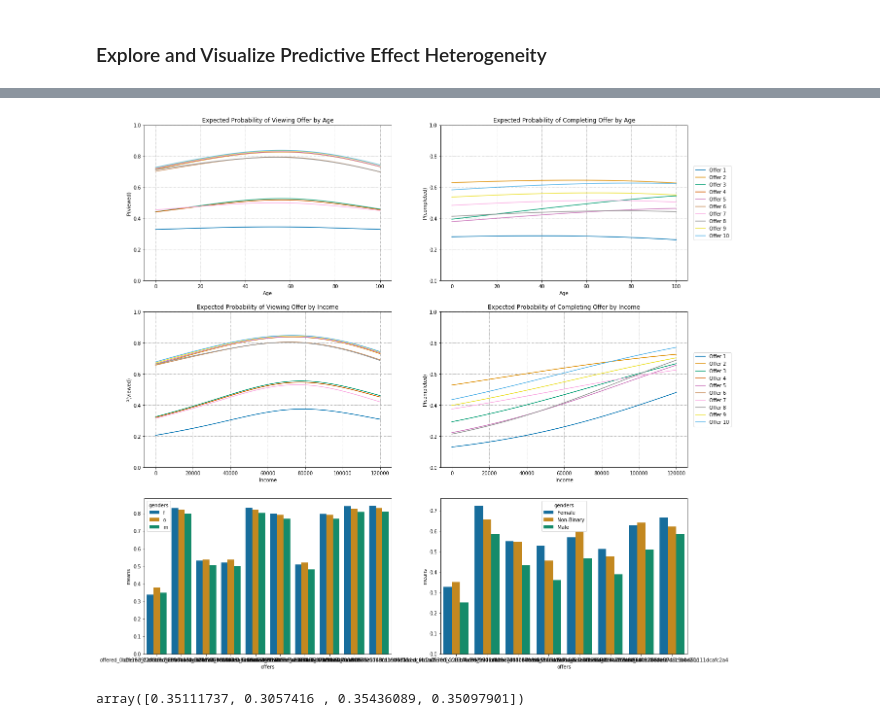
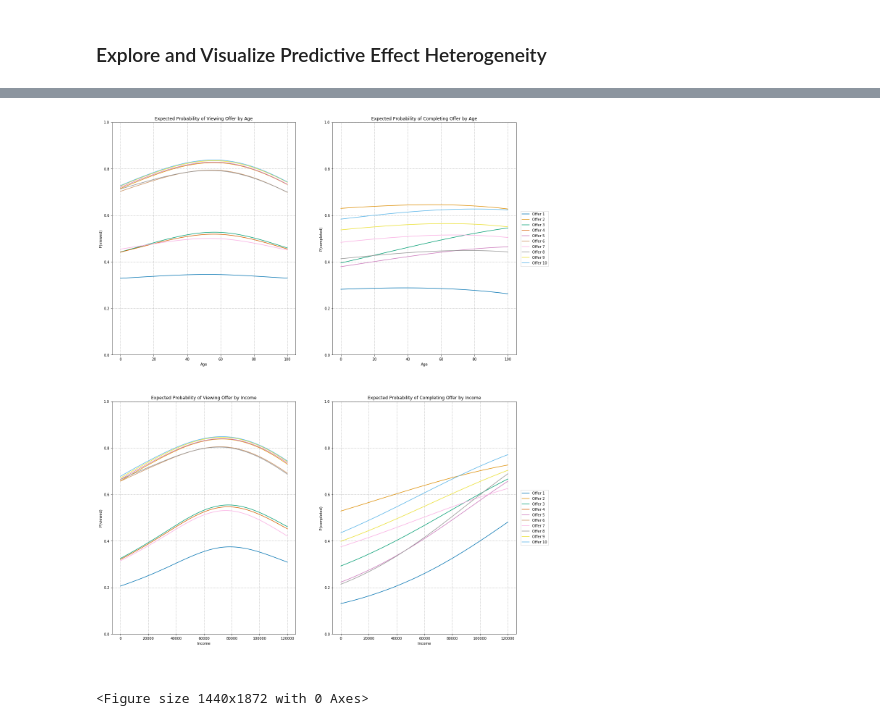
Before and after one commit to krisbitney/StarbucksCapstone, a Jupyter notebook: Estimates.ipynb, the cells around one changed output, grey strips where cells are left out. Cells and saved outputs as stored; diff of their text form; code cells hidden in the pictures.

Commit message:
For prediction part of paper, I completed the methodology, model selection, and predicted probabilities sections

```diff
--- a/Estimates.ipynb
+++ b/Estimates.ipynb
@@ -783,7 +783,7 @@ cval_most_flex = cv_completed_res[(cv_completed_res.param_splines__s1__df == 6)
 cval_global = cv_completed_global_res
 
 sns.set_palette("colorblind")
-plt.rcParams["figure.figsize"] = (10, 10)
+plt.rcParams["figure.figsize"] = (10, 13)
 fig = plt.Figure()
 
 ax1 = plt.subplot(2, 1, 1)
@@ -815,5 +815,5 @@ plt.tight_layout()
 fig = plt.gcf()
 plt.show()
 plt.draw()
-fig.savefig('graphs/cv.png', dpi=400)
+fig.savefig('graphs/cv.png', dpi=400, bbox_inches='tight')
 # %% [output]
@@ -1037,8 +1045,8 @@ genv_mean_proba = dict()
 genv_mean_proba['offers'] = list()
 genv_mean_proba['genders'] = list()
 genv_mean_proba['means'] = list()
-offer_id = 1
 for offer in offer_list:
+    offer_id = offer_list.index(offer)+1
     pseudo_Xt = Xv_test.copy()
     pseudo_Xt.loc[:, offer_list] = 0
     pseudo_Xt.loc[:, offer] = 1
@@ -1064,9 +1072,8 @@ for offer in offer_list:
     genv_mean_proba['genders'].append('Male')
     genv_mean_proba['means'].append(pseudo_preds.mean())
 
-    offer_id += 1
-
 genv_df = pd.DataFrame(genv_mean_proba)
+genv_df.to_csv('prediction_results/gender_view_results.csv')
 # %%
 # predict mean completion probability by gender for each offer
 genc_mean_proba = dict()
@@ -1074,6 +1081,7 @@ genc_mean_proba['offers'] = list()
 genc_mean_proba['genders'] = list()
 genc_mean_proba['means'] = list()
 for offer in offer_listc:
+    offer_id = offer_list.index(offer)+1
     pseudo_Xt = Xc_test.copy()
     pseudo_Xt.loc[:, offer_listc] = 0
     pseudo_Xt.loc[:, offer] = 1
@@ -1081,99 +1089,86 @@ for offer in offer_listc:
     pseudo_Xt.loc[:, 'gender_F'] = 1
     pseudo_Xt.loc[:, 'gender_O'] = 0
     pseudo_preds = np.array(list(zip(*completion_model.predict_proba(pseudo_Xt)))[1])
-    genc_mean_proba['offers'].append(offer)
+    genc_mean_proba['offers'].append(offer_id)
     genc_mean_proba['genders'].append('Female')
     genc_mean_proba['means'].append(pseudo_preds.mean())
 
     pseudo_Xt.loc[:, 'gender_F'] = 0
     pseudo_Xt.loc[:, 'gender_O'] = 1
     pseudo_preds = np.array(list(zip(*completion_model.predict_proba(pseudo_Xt)))[1])
-    genc_mean_proba['offers'].append(offer)
+    genc_mean_proba['offers'].append(offer_id)
     genc_mean_proba['genders'].append('Non-Binary')
     genc_mean_proba['means'].append(pseudo_preds.mean())
 
     pseudo_Xt.loc[:, 'gender_F'] = 0
     pseudo_Xt.loc[:, 'gender_O'] = 0
     pseudo_preds = np.array(list(zip(*completion_model.predict_proba(pseudo_Xt)))[1])
-    genc_mean_proba['offers'].append(offer)
+    genc_mean_proba['offers'].append(offer_id)
     genc_mean_proba['genders'].append('Male')
     genc_mean_proba['means'].append(pseudo_preds.mean())
 
 genc_df = pd.DataFrame(genc_mean_proba)
+genc_df.to_csv('prediction_results/gender_completion_results.csv')
 # %%
-# Visualize change in mean probability of viewing and completing offers by variable
+# Visualize change in mean probability of viewing and completing offers by age and income
 sns.set_palette("colorblind")
-plt.rcParams["figure.figsize"] = (20, 20)
+plt.rcParams["figure.figsize"] = (20, 26)
 fig = plt.Figure()
 
 # age viewing
 for offer, i in zip(offer_list, range(1,11)):
-    ax1_age = plt.subplot(3, 2, 1)
+    ax1_age = plt.subplot(2, 2, 1)
     sns.lineplot(ages, agev_mean_proba[offer], ax=ax1_age, label=f'Offer {i}')
 plt.title('Expected Probability of Viewing Offer by Age', fontsize=12)
 plt.ylabel('P(viewed)', fontsize=10)
-plt.xlabel('Age', fontsize=10)
+plt.xlabel('Age\n\n\n\n\n\n', fontsize=10)
 plt.legend(loc='center', bbox_to_anchor=(2.3, 0.5))
 plt.grid(linestyle='-.', zorder=1)
 ax1_age.set_ylim([0, 1])
 
 # age completion
 for offer, i in zip(offer_list, range(1,11)):
-    ax2_age = plt.subplot(3, 2, 2)
+    ax2_age = plt.subplot(2, 2, 2)
     if offer in offer_listc:
         sns.lineplot(ages, agec_mean_proba[offer], ax=ax2_age, label=f'Offer {i}')
     else:
         sns.lineplot(ages, np.zeros(len(ages)), ax=ax2_age, label=f'Offer {i}', alpha=0)
 plt.title('Expected Probability of Completing Offer by Age', fontsize=12)
 plt.ylabel('P(completed)', fontsize=10)
-plt.xlabel('Age', fontsize=10)
+plt.xlabel('Age\n\n\n\n\n\n', fontsize=10)
 ax2_age.get_legend().remove()
 plt.grid(linestyle='-.', zorder=1)
 ax2_age.set_ylim([0, 1])
 
 # income viewing
 for offer, i in zip(offer_list, range(1,11)):
-    ax1_inc = plt.subplot(3, 2, 3)
+    ax1_inc = plt.subplot(2, 2, 3)
     sns.lineplot(incomes, incv_mean_proba[offer], ax=ax1_inc, label=f'Offer {i}')
 plt.title('Expected Probability of Viewing Offer by Income', fontsize=12)
 plt.ylabel('P(viewed)', fontsize=10)
-plt.xlabel('Income', fontsize=10)
+plt.xlabel('Income\n\n\n\n\n\n', fontsize=10)
 plt.legend(loc='center', bbox_to_anchor=(2.3, 0.5))
 plt.grid(linestyle='-.', zorder=1)
 ax1_inc.set_ylim([0, 1])
 
 # income completion
 for offer, i in zip(offer_list, range(1,11)):
-    ax2_inc = plt.subplot(3, 2, 4)
+    ax2_inc = plt.subplot(2, 2, 4)
     if offer in offer_listc:
         sns.lineplot(incomes, incc_mean_proba[offer], ax=ax2_inc, label=f'Offer {i}')
     else:
         sns.lineplot(incomes, np.zeros(len(incomes)), ax=ax2_inc, label=f'Offer {i}', alpha=0)
 plt.title('Expected Probability of Completing Offer by Income', fontsize=12)
 plt.ylabel('P(completed)', fontsize=10)
-plt.xlabel('Income', fontsize=10)
+plt.xlabel('Income\n\n\n\n\n\n', fontsize=10)
 ax2_inc.get_legend().remove()
 plt.grid(linestyle='-.', zorder=1)
 ax2_inc.set_ylim([0, 1])
 
-# gender viewing
-ax1_gen = plt.subplot(3, 2, 5)
-sns.barplot(genv_df.offers, genv_df.means, hue=genv_df.genders, ax=ax1_gen)
-
-# gender completion
-ax2_gen = plt.subplot(3, 2, 6)
-sns.barplot(genc_df.offers, genc_df.means, hue=genc_df.genders, ax=ax2_gen)
-
-
-
-#plt.tight_layout()
-#fig = plt.gcf()
+fig = plt.gcf()
 plt.show()
-#plt.draw()
-#fig.savefig('graphs/test.png', dpi=400)
+plt.draw()
+fig.savefig('graphs/mean_proba_ageinc.png', dpi=400, bbox_inches='tight')
 # %% [output]
-[figure, old version]
+[figure, new version]
+<Figure size 1440x1872 with 0 Axes>
-# %%
-test = np.array(list(zip(*view_model.predict_proba(pseudo_Xt)))[1])
-# %% [output]
-array([0.35111737, 0.3057416 , 0.35436089, 0.35097901])
```
Also changed, not shown: parts of 5 cells of this notebook, 2 other files.
